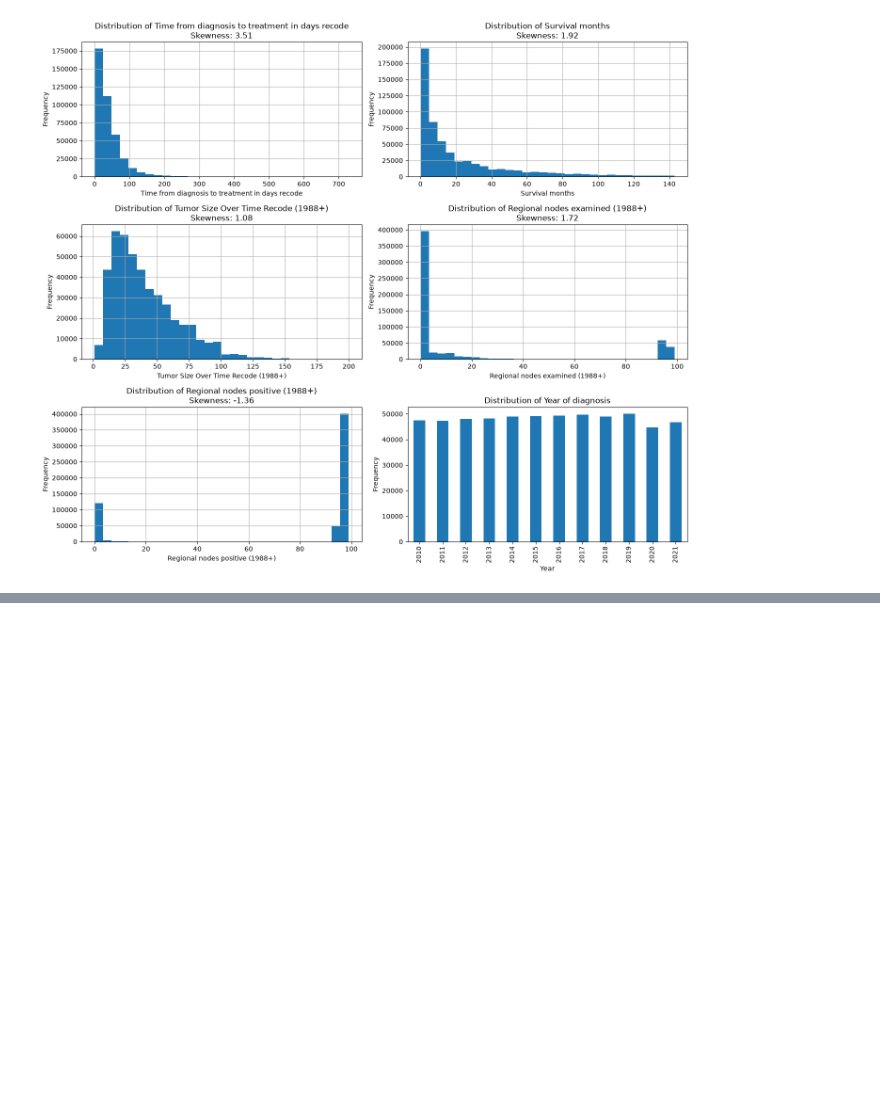
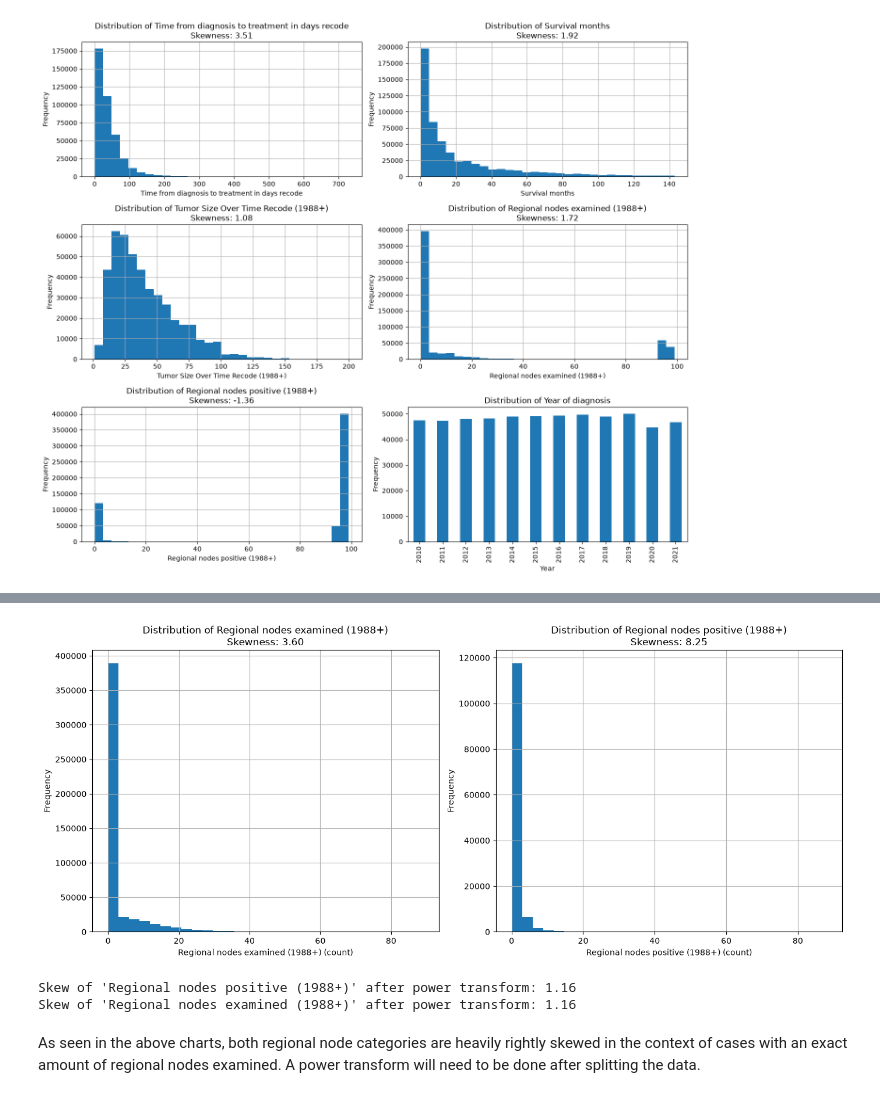
Before and after one commit to HadiAlrihani/SEER-Survival-Curve, a Jupyter notebook: Notebooks/1 - Exploratory Data Analysis.ipynb, the cells around one changed output, grey strips where cells are left out. Drawn from its saved outputs; the diff is of its cells as text; code cells hidden in the pictures; blank space fills up the shorter version.

Commit message:
(EDA) - Visualize regional node features - Create 2 new features for their categorical values - Visualize features to see skewness

```diff
--- a/Notebooks/1 - Exploratory Data Analysis.ipynb
+++ b/Notebooks/1 - Exploratory Data Analysis.ipynb
@@ -218,0 +237,60 @@ Skew of 'Tumor Size Over Time Recode (1988+)' after power transform: -0.02
+# %%
+# create new columns
+# remove values from original columns so they are N/A
+# visualize original columns
+# Adjust based on skewness
+# Impute N/A values in original categories
+
+
+new_col_pos = 'Regional nodes positive treatment'
+col_pos = 'Regional nodes positive (1988+)'
+
+df[new_col_pos] = df[col_pos].where(df[col_pos] >= 90)
+df[col_pos] = df[col_pos].where(df[col_pos] <= 89)
+
+
+new_col_ex = 'Regional nodes examined treatment'
+col_ex = 'Regional nodes examined (1988+)'
+
+df[new_col_ex] = df[col_ex].where(df[col_ex] >= 90)
+df[col_ex] = df[col_ex].where(df[col_ex] <= 89)
+
+
+fig, axes = plt.subplots(1, 2, figsize=(14, 6))
+axes = axes.flatten()
+
+regional_nodes_cols = [col_ex, col_pos]
+
+for ax, col in zip(axes, regional_nodes_cols):
+    df[col].hist(
+        bins=30,
+        ax=ax
+    )
+    ax.set_xlabel(f'{col} (count)')
+
+    skew = df[col].skew()
+    ax.set_title(f'Distribution of {col}\nSkewness: {skew:.2f}')
+    ax.set_ylabel('Frequency')
+plt.tight_layout()
+plt.show()
+
+
+df[col_pos] = pt.fit_transform(df[[col_pos]])
+df[col_ex] = pt.fit_transform(df[[col_ex]])
+
+print(f"Skew of '{col_pos}' after power transform: {df[col].skew():.2f}")
+print(f"Skew of '{col_ex}' after power transform: {df[col].skew():.2f}")
+
+# median impute values in numeric column
+# median_1_89 = df[col].between(1, 89)
+# median_value = df.loc[median_1_89, col].median()
+
+# df[col].replace([90, 95, 97, 98, 99], median_value)
+
+# df[col].unique()
+# %% [output]
+[figure, added]
+Skew of 'Regional nodes positive (1988+)' after power transform: 1.16
+Skew of 'Regional nodes examined (1988+)' after power transform: 1.16
+# %% [markdown]
+As seen in the above charts, both regional node categories are heavily rightly skewed in the context of cases with an exact amount of regional nodes examined. A power transform will need to be done after splitting the data.
```
Also changed, not shown: parts of 4 cells of this notebook.
